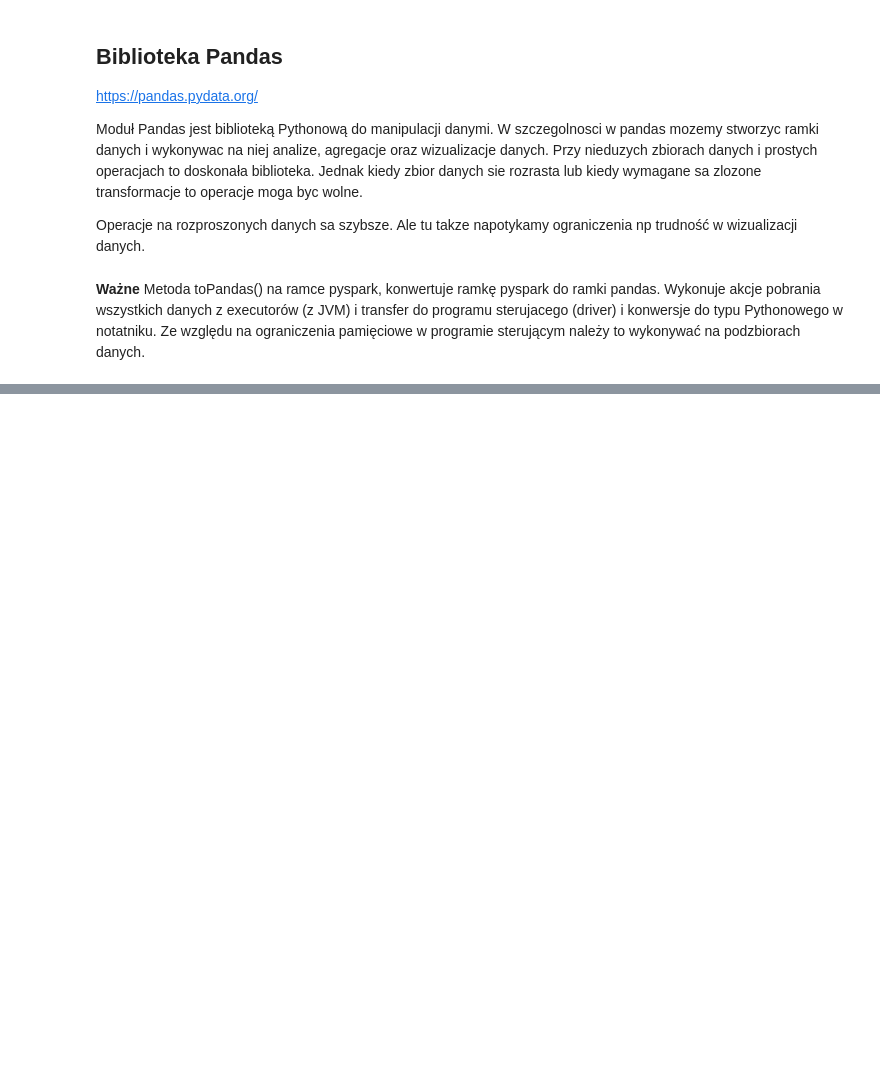
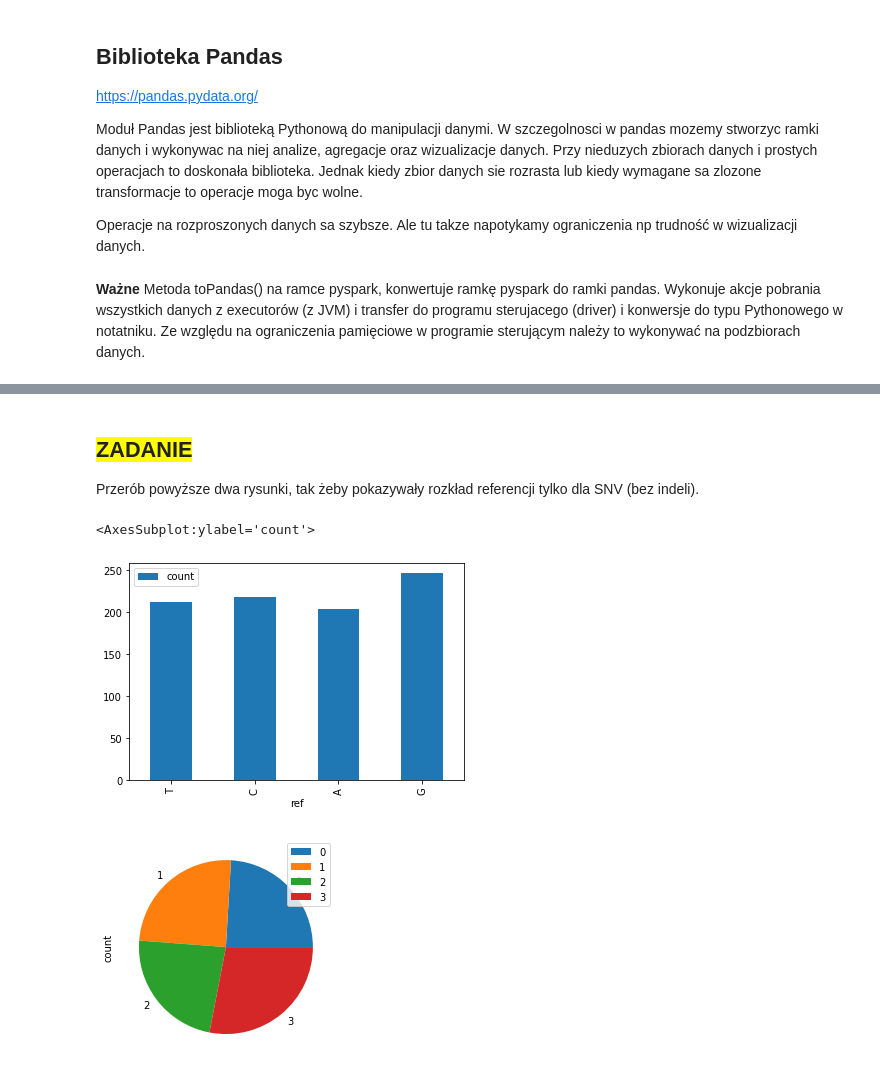
Before and after one commit to biodatageeks/edugen-notebooks, a Jupyter notebook: 20Z/4_vcf_vis.ipynb, the cells around one changed output, grey strips where cells are left out. Saved outputs shown, nothing was run; the diff lists cells and outputs as text; code cells hidden in the pictures; blank space fills up the shorter version.

```diff
--- a/20Z/4_vcf_vis.ipynb
+++ b/20Z/4_vcf_vis.ipynb
@@ -111,0 +327,10 @@ spark.sql(f"select * from {table_var_anno} LIMIT 10").toPandas()
+# %% [markdown]
+## <span style='background:yellow'> ZADANIE  </span>
+Przerób powyższe dwa rysunki, tak żeby pokazywały rozkład referencji tylko dla SNV (bez indeli).
+# %%
+anno2.filter("ref in ('A','C', 'T', 'G')").groupby("ref").count().toPandas().plot.bar(x='ref')
+anno2.filter("ref in ('A','C', 'T', 'G')").groupby("ref").count().toPandas().plot.pie(y='count')
+# %% [output]
+<AxesSubplot:ylabel='count'>
+[figure, added]
+[figure, added]
```
Also changed, not shown: parts of 31 cells of this notebook.
